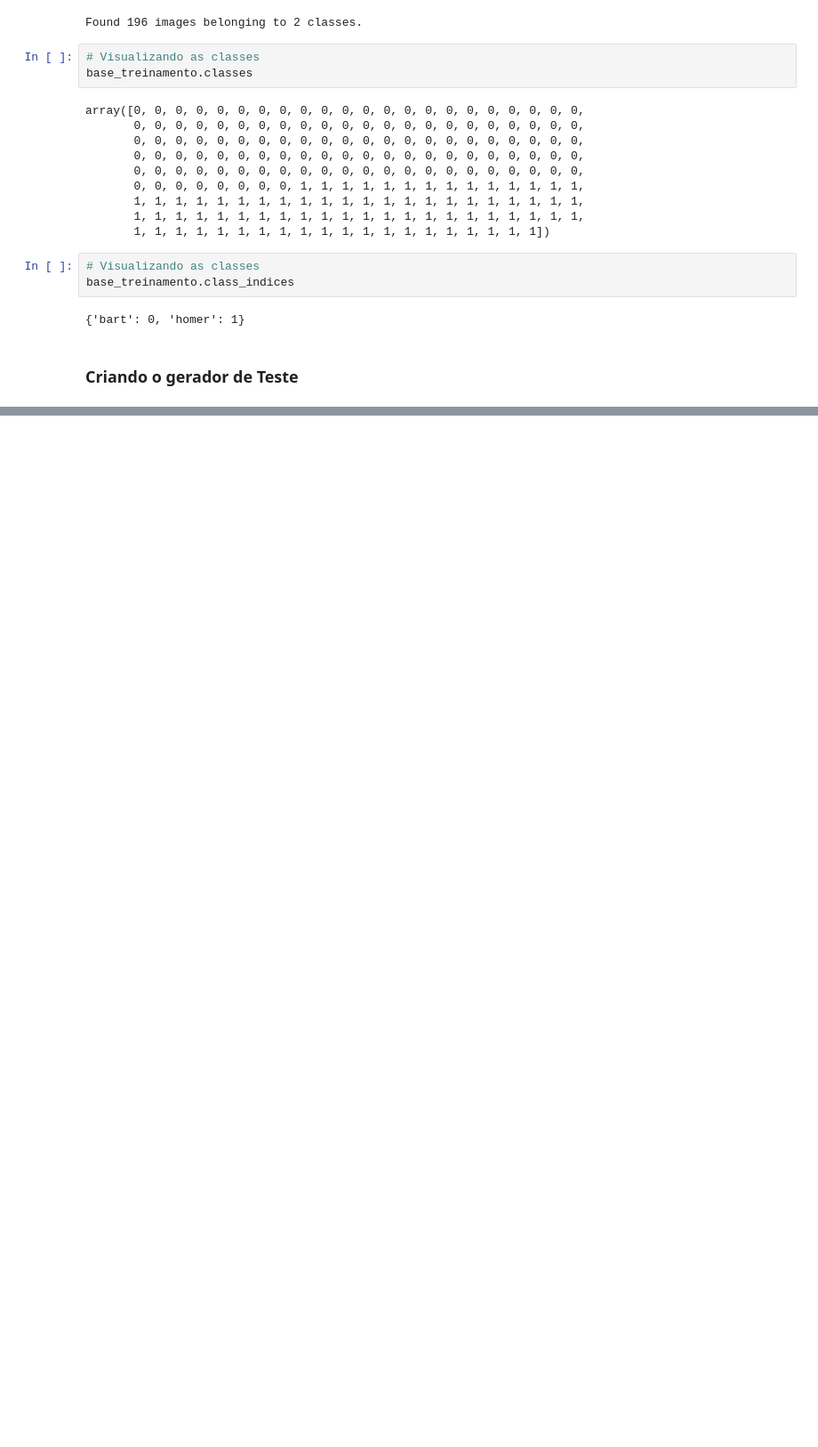
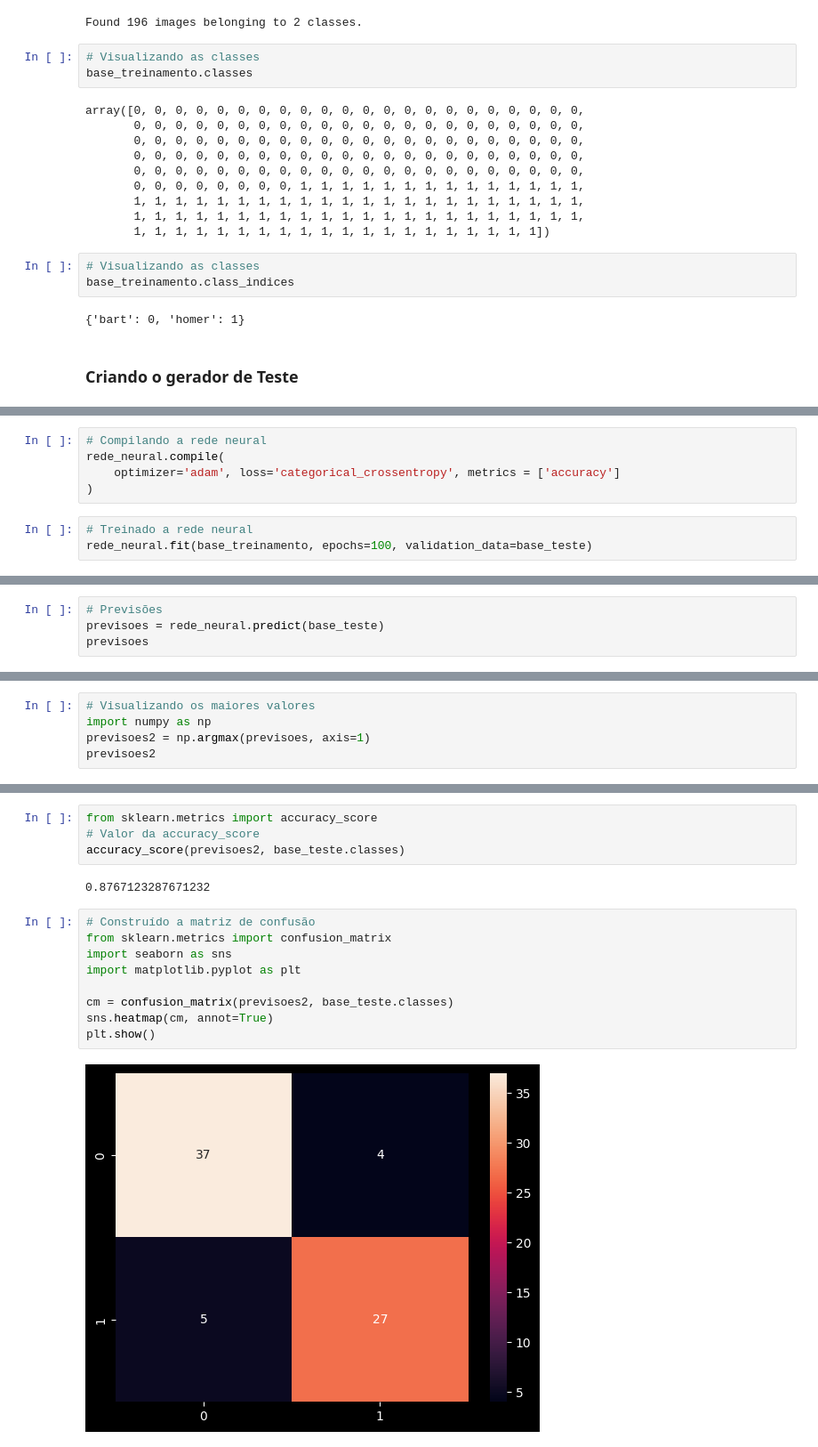
Before and after one commit to Joao-Inacio/IA_e_Machine_Learning, a Jupyter notebook: 1.1-Redes_neurais_artificias_e_Deep_learning/Rede_Neural_Convolucional.ipynb, the cells around one changed output, grey strips where cells are left out. Shown: that part at 89% size. Cells and saved outputs as stored; diff of their text form; blank space fills up the shorter version.

Commit message:
Treinando e Avaliando a Rede Neural

```diff
--- a/1.1-Redes_neurais_artificias_e_Deep_learning/Rede_Neural_Convolucional.ipynb
+++ b/1.1-Redes_neurais_artificias_e_Deep_learning/Rede_Neural_Convolucional.ipynb
@@ -80,0 +102,8 @@ Found 73 images belonging to 2 classes.
+# %%
+# Compilando a rede neural
+rede_neural.compile(
+    optimizer='adam', loss='categorical_crossentropy', metrics = ['accuracy']
+)
+# %%
+# Treinado a rede neural
+rede_neural.fit(base_treinamento, epochs=100, validation_data=base_teste)
@@ -80,0 +131,4 @@ Found 73 images belonging to 2 classes.
+# %%
+# Previsões
+previsoes = rede_neural.predict(base_teste)
+previsoes
@@ -80,0 +154,5 @@ Found 73 images belonging to 2 classes.
+# %%
+# Visualizando os maiores valores
+import numpy as np
+previsoes2 = np.argmax(previsoes, axis=1)
+previsoes2
@@ -80,0 +172,17 @@ Found 73 images belonging to 2 classes.
+# %%
+from sklearn.metrics import accuracy_score
+# Valor da accuracy_score
+accuracy_score(previsoes2, base_teste.classes)
+# %% [output]
+0.8767123287671232
+# %%
+# Construído a matriz de confusão
+from sklearn.metrics import confusion_matrix
+import seaborn as sns
+import matplotlib.pyplot as plt
+
+cm = confusion_matrix(previsoes2, base_teste.classes)
+sns.heatmap(cm, annot=True)
+plt.show()
+# %% [output]
+[figure, added]
```
Also changed, not shown: parts of 11 cells of this notebook.
